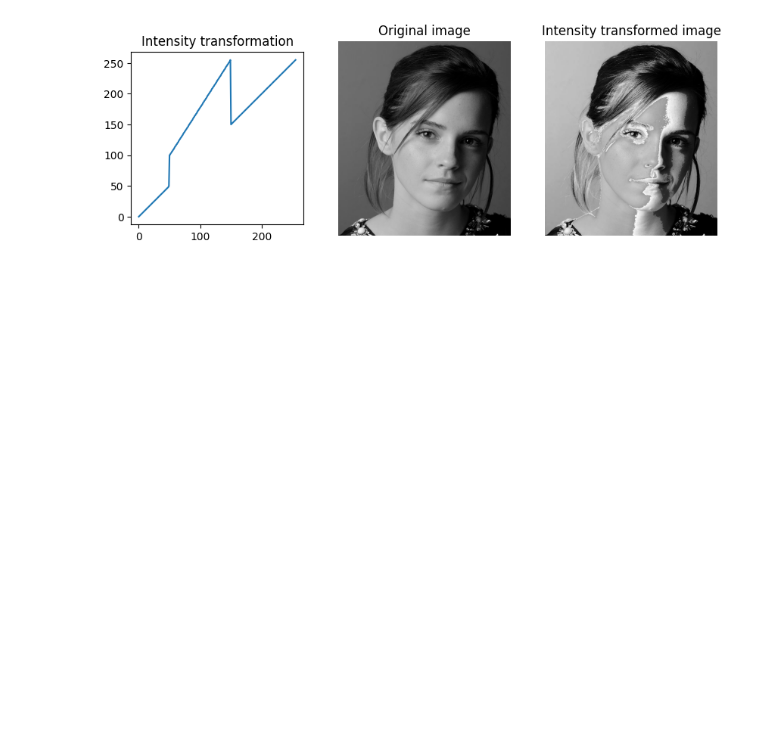
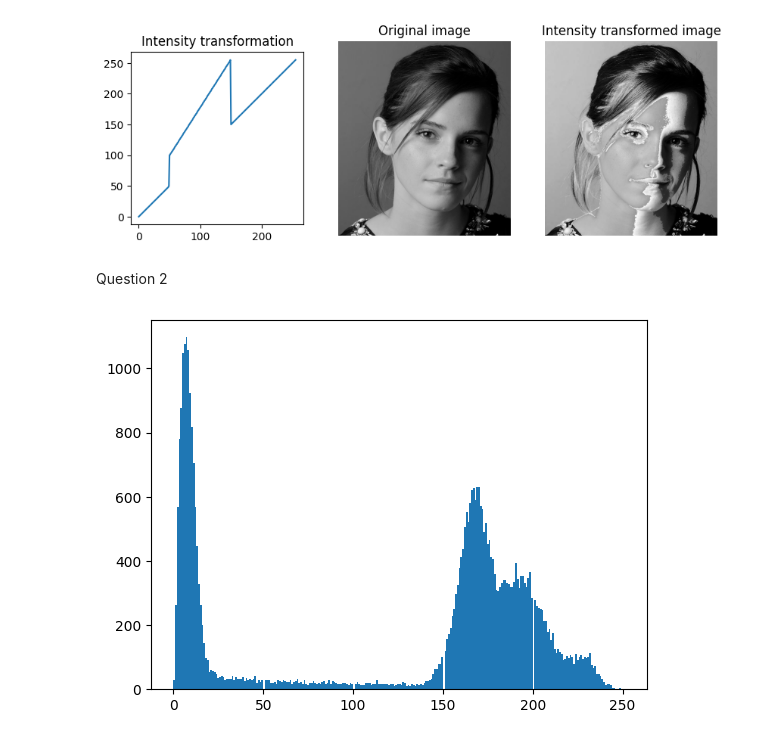
Before and after one commit to yaseemarusiru/Image_Processing_and_Machine_Vision, a Jupyter notebook: EN3160_Assignment_1.ipynb, the cells around one changed output. Cells and saved outputs as stored; diff of their text form; code cells hidden in the pictures; blank space fills up the shorter version.

Commit message:
Question 2

```diff
--- a/EN3160_Assignment_1.ipynb
+++ b/EN3160_Assignment_1.ipynb
@@ -27,3 +28,16 @@ ax[2].imshow(cv.cvtColor(g,cv.COLOR_BGR2RGB)), ax[2].axis('off'), ax[2].set_titl
 plt.show()
 # %% [output]
 [figure]
+# %% [markdown]
+Question 2
+# %%
+import numpy as np
+import cv2 as cv
+import matplotlib.pyplot as plt
+
+brain_image = cv.imread("a1images/brain_proton_density_slice.png",cv.IMREAD_GRAYSCALE)
+assert brain_image is not None
+
+plt.hist(brain_image.ravel(), bins=256);
+# %% [output]
+[figure, added]
```
Also changed, not shown: parts of 5 cells of this notebook.
